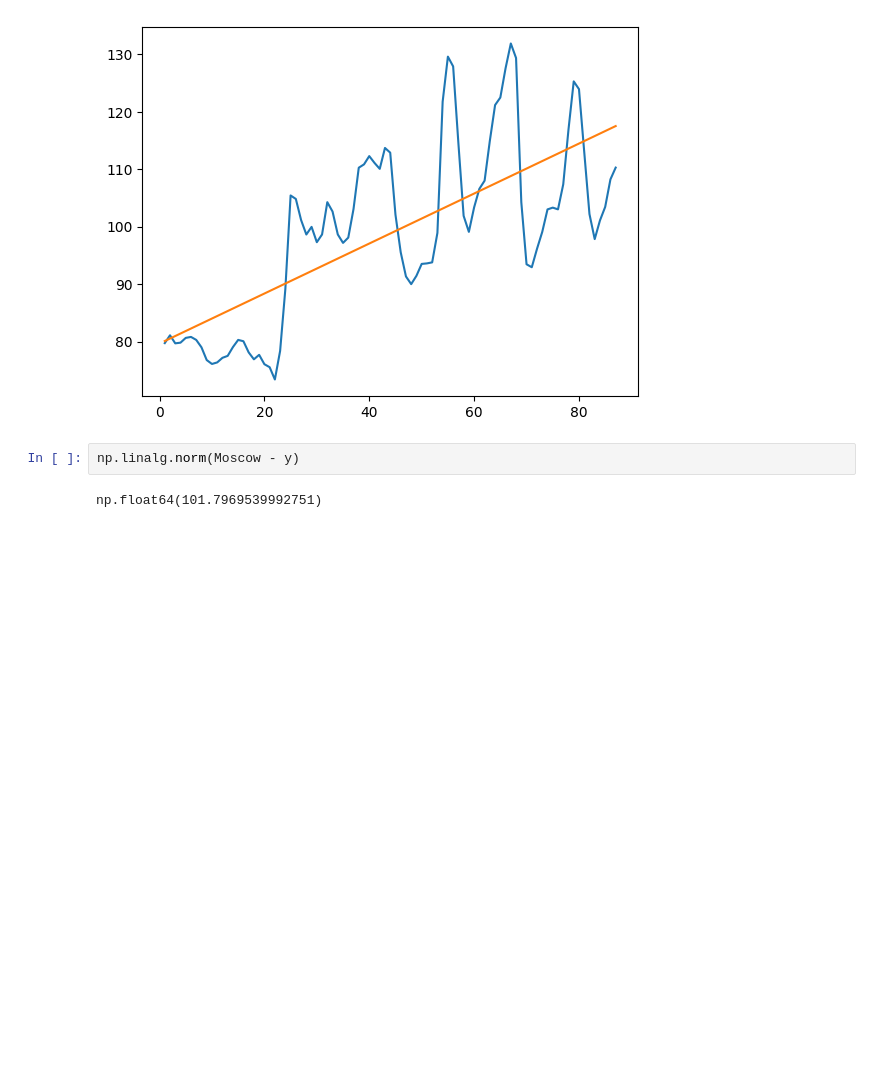
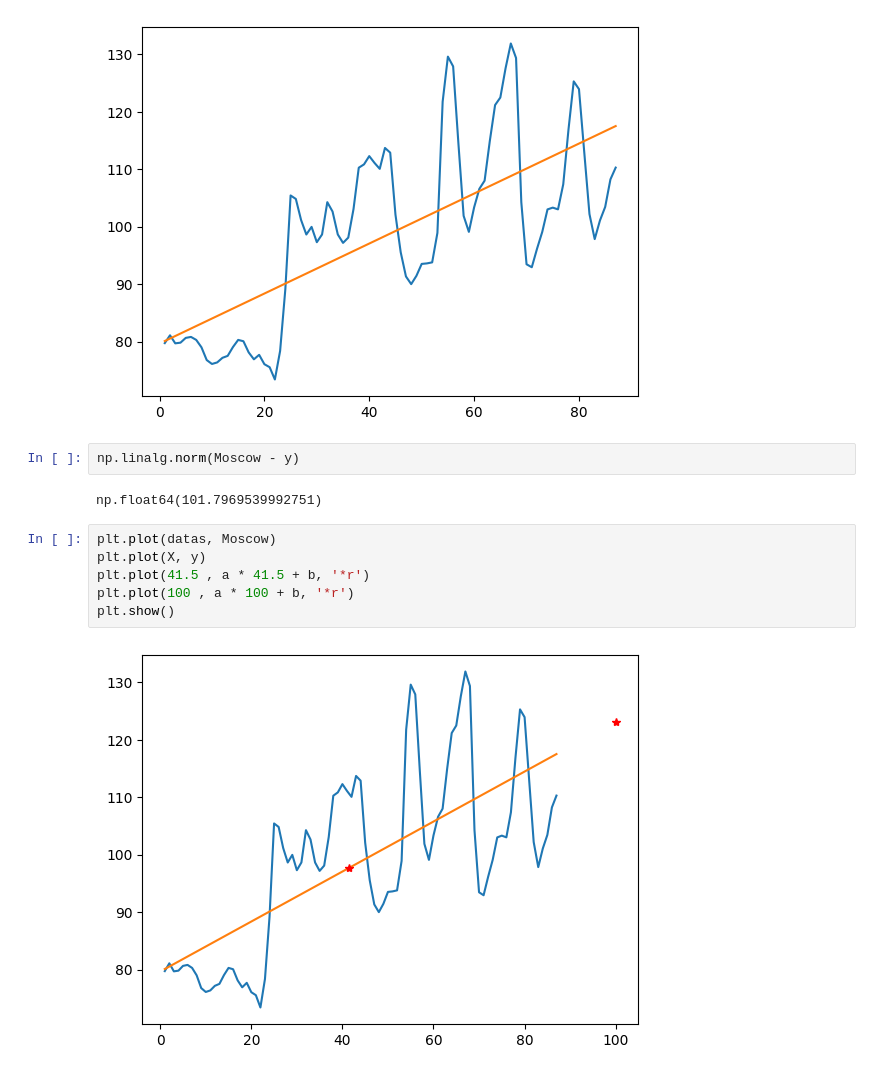
Before and after one commit to jmarantes/curso_numpy, a Jupyter notebook: Numpy_Curso.ipynb, the cells around one changed output. Drawn from its saved outputs; the diff is of its cells as text; blank space fills up the shorter version.

```diff
--- a/Numpy_Curso.ipynb
+++ b/Numpy_Curso.ipynb
@@ -282,3 +282,11 @@ plt.show()
 np.linalg.norm(Moscow - y)
 # %% [output]
 np.float64(101.7969539992751)
+# %%
+plt.plot(datas, Moscow)
+plt.plot(X, y)
+plt.plot(41.5 , a * 41.5 + b, '*r')
+plt.plot(100 , a * 100 + b, '*r')
+plt.show()
+# %% [output]
+[figure, added]
```
Also changed, not shown: parts of 12 cells of this notebook, 2 other files.
